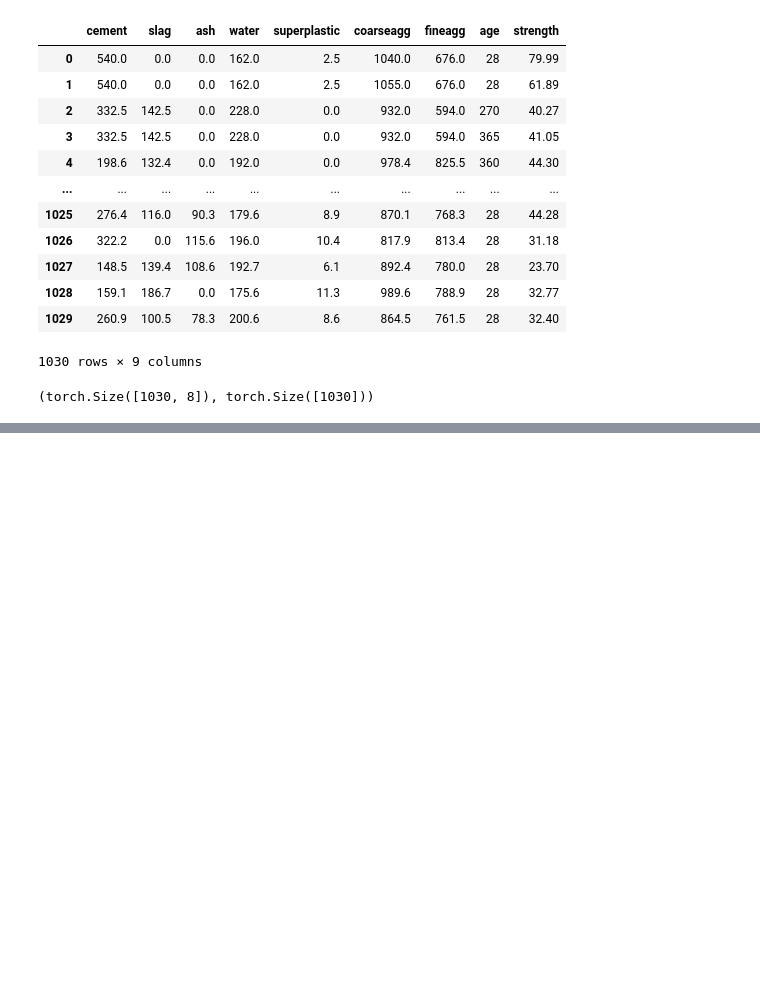
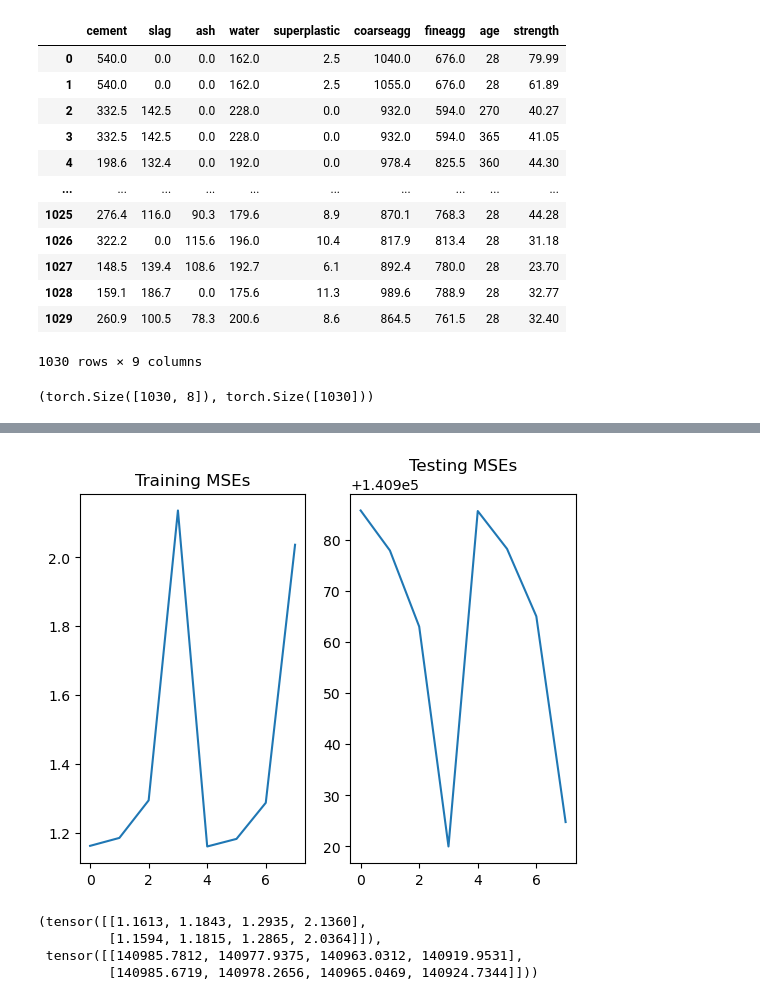
Before and after one commit to XiongCynthia/GradientBoostedLowess, a Jupyter notebook: GradientBoostedLowess_examples.ipynb, the cells around one changed output, grey strips where cells are left out. Drawn from its saved outputs; the diff is of its cells as text; code cells hidden in the pictures; blank space fills up the shorter version.

```diff
--- a/GradientBoostedLowess_examples.ipynb
+++ b/GradientBoostedLowess_examples.ipynb
@@ -67,7 +67,7 @@ plt.show()
 
 Get cars dataset here: https://gist.github.com/noamross/e5d3e859aa0c794be10b
 # %%
-data = pd.read_csv("../../data/cars.csv")
+data = pd.read_csv("cars.csv")
 data
 # %% [output]
 |  | MPG | CYL | ENG | WGT |
@@ -92,7 +92,10 @@ y = torch.Tensor(data['MPG'].values)
 (torch.Size([392, 3]), torch.Size([392]))
 # %%
 def DoKFold(X, y, model=GradientBoostedLowess(), scaler=StandardScaler()):
-    '''Perform k-fold validation'''
+    '''
+    Perform k-fold validation and return the
+    average mean squared errors of the results.
+    '''
     train_mse = []
     test_mse = []
 
@@ -111,6 +114,5 @@ def DoKFold(X, y, model=GradientBoostedLowess(), scaler=StandardScaler()):
         train_mse.append(mse(ytrain, model.predict(Xtrain_scaled)))
         test_mse.append(mse(ytest, model.predict(Xtest_scaled)))
 
-    print("Average training mean squared error:", np.mean(train_mse))
-    print("Average testing mean squared error:", np.mean(test_mse))
+    return np.mean(train_mse), np.mean(test_mse)
 # %%
@@ -133,7 +132,7 @@ Average testing mean squared error: 20.142933
 
 Get concrete dataset here: https://archive.ics.uci.edu/dataset/165/concrete+compressive+strength
 # %%
-data = pd.read_csv('../../data/concrete.csv')
+data = pd.read_csv('concrete.csv')
 data
 # %% [output]
 |  | cement | slag | ash | water | superplastic | coarseagg | fineagg | age | strength |
@@ -157,13 +156,22 @@ y = torch.Tensor(data['strength'].values)
 # %% [output]
 (torch.Size([1030, 8]), torch.Size([1030]))
 # %%
-learning_rate = [1e-10, 1e-8, 1e-6, 1e-4, 0.01, 0.1]
-n_estimators = [3, 5, 10]
+n_estimators = [5, 10, 20, 50]
+learning_rate = [0.01, 0.1]
+
+# Store mean squared errors for the training and testing data
+train_mses = []
+test_mses = []
 
 for lr in learning_rate:
     for n in n_estimators:
+        print("Performing k-fold cross-validation with learning_rate={} and n_estimators={}".format(lr, n))
         try:
-            print("Performing k-fold cross-validation with learning_rate={} and n_estimators={}".format(lr, n))
-            DoKFold(X, y, model=GradientBoostedLowess(learning_rate=lr, n_estimators=n))
+            tr, te = DoKFold(X, y, model=GradientBoostedLowess(learning_rate=lr, n_estimators=n))
+            train_mses.append(tr)
+            test_mses.append(te)
+            print("Success!")
         except:
-            print("Model has failed!")
+            print("Failure...")
+            train_mses.append(-1)
+            test_mses.append(-1)
@@ -169,0 +195,20 @@ for lr in learning_rate:
+# %%
+fig, ax = plt.subplots(ncols=2)
+ax[0].plot(train_mses)
+ax[0].set_title('Training MSEs')
+ax[1].plot(test_mses)
+ax[1].set_title('Testing MSEs')
+plt.show()
+# %% [output]
+[figure, added]
+# %%
+# Rows: learning_rate
+# Columns: n_estimators
+train_mse_matr = torch.Tensor(train_mses).reshape(len(learning_rate), len(n_estimators))
+test_mse_matr = torch.Tensor(test_mses).reshape(len(learning_rate), len(n_estimators))
+(train_mse_matr, test_mse_matr)
+# %% [output]
+(tensor([[1.1613, 1.1843, 1.2935, 2.1360],
+         [1.1594, 1.1815, 1.2865, 2.0364]]),
+ tensor([[140985.7812, 140977.9375, 140963.0312, 140919.9531],
+         [140985.6719, 140978.2656, 140965.0469, 140924.7344]]))
```
Also changed, not shown: parts of 7 cells of this notebook.
